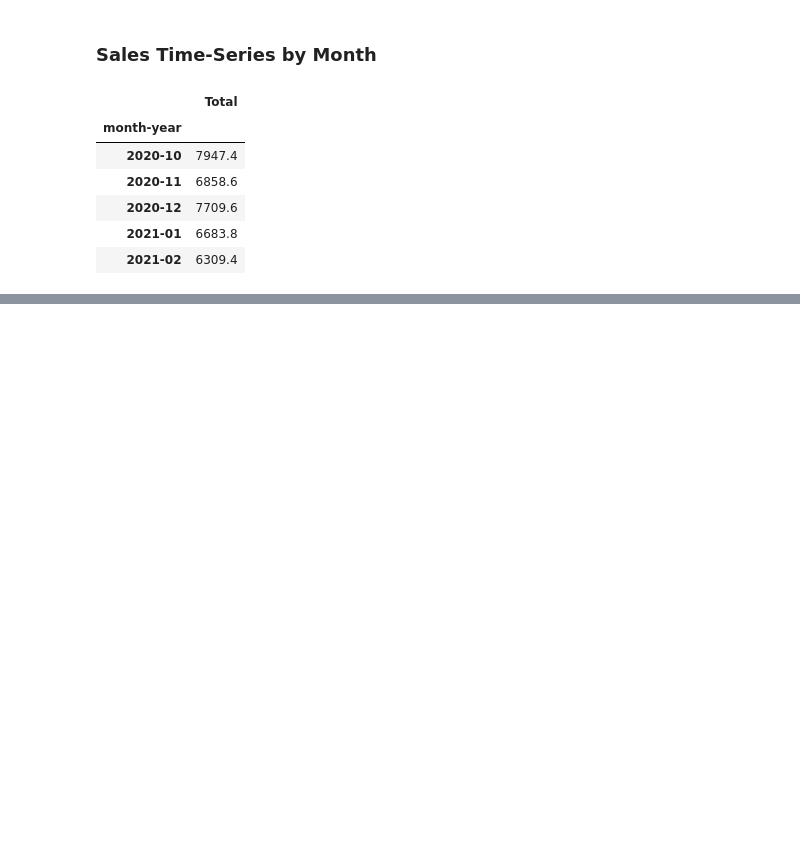
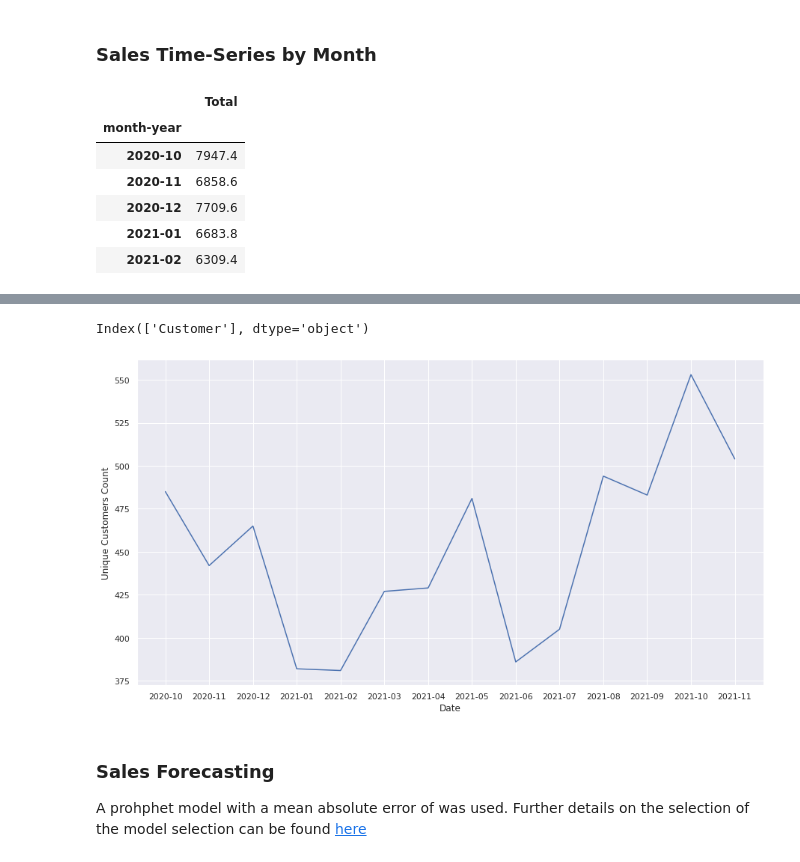
Before and after one commit to SitwalaM/sales_business_intelligence_capstone, a Jupyter notebook: overview_notebook.ipynb, the cells around one changed output, grey strips where cells are left out. Cells and saved outputs as stored; diff of their text form; code cells hidden in the pictures; blank space fills up the shorter version.

```diff
--- a/overview_notebook.ipynb
+++ b/overview_notebook.ipynb
@@ -91,0 +102,3 @@ grouped_month_df.plot()
+# %%
+grouped_customers_df = get_customers_per_month(customer_data)
+grouped_customers_df.head()
@@ -91,0 +113,17 @@ grouped_month_df.plot()
+# %%
+grouped_customers_df.columns
+# %% [output]
+Index(['Customer'], dtype='object')
+# %%
+fig, ax = plt.subplots(figsize=(15,8))
+sns.set()
+sns.lineplot(x= grouped_customers_df.index, y = grouped_customers_df.Customer)
+plt.xlabel("Date")
+plt.ylabel("Unique Customers Count")
+plt.savefig("images/customer_count.png")
+# %% [output]
+[figure, added]
+# %% [markdown]
+### Sales Forecasting
+
+A prohphet model with a mean absolute error of was used. Further details on the selection of the model selection can be found [here](https://github.com/SitwalaM/time-series-sales-analytics/blob/main/notebooks/salon_analytics_predictions.ipynb)
```
Also changed, not shown: parts of 30 cells of this notebook.
